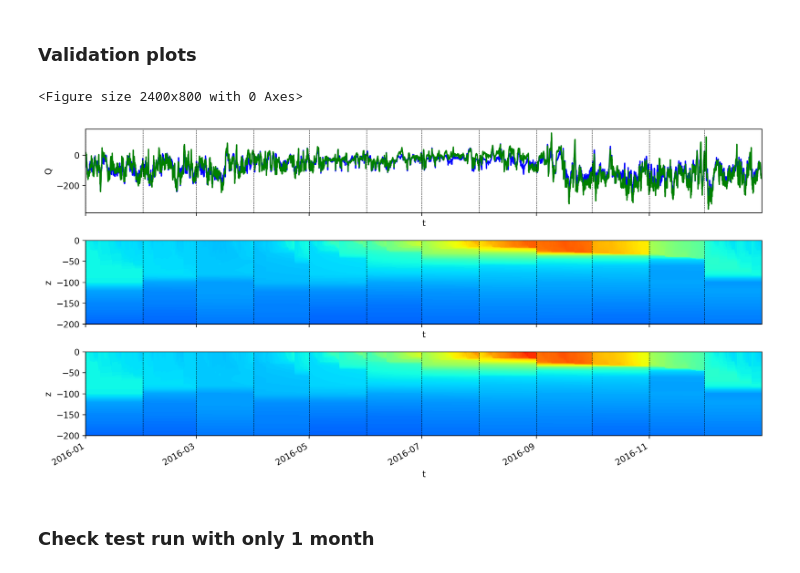
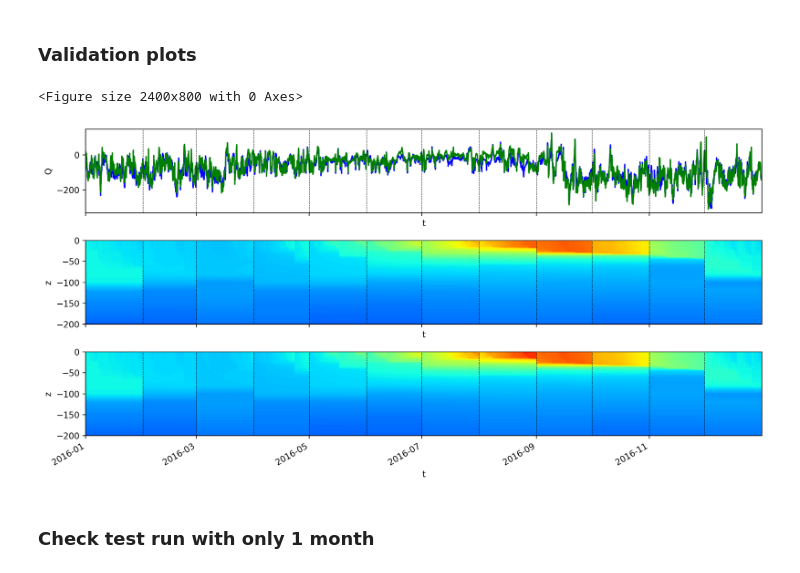
Before and after one commit to jiarong-wu/mlflux, a Jupyter notebook: gotm/Eval5-posteriori.ipynb, the cells around one changed output. Saved outputs shown, nothing was run; the diff lists cells and outputs as text; code cells hidden in the pictures.

```diff
--- a/gotm/Eval5-posteriori.ipynb
+++ b/gotm/Eval5-posteriori.ipynb
@@ -199,36 +345,36 @@ plt.savefig(f'../plots/tprof_{method}{MINUTE}_{year}.png', bbox_inches='tight')
 # %% [markdown]
 ### Validation plots
 # %%
-dir = '/scratch/jw8736/gotm/ensem/2011-01-01_2020-01-01/'
+dir = '/scratch/jw8736/gotm/ensem/2011-01-01_2020-01-01_heat/'
 
 fig = plt.figure(figsize=[12,4], dpi=200)
 
 year = 2016
 method = 'kpp'
 MINUTE = 60
 folder = f'out_{method}_dt{MINUTE}_{year}/'
 ds = xr.open_mfdataset(dir+folder+f'out_ensem*.nc', combine='nested', concat_dim='ensem')
 ds_bulk = xr.open_dataset(dir+folder+'out_bulk.nc')
 ds_mean1 = xr.open_dataset(dir+folder+'out_ensem_mean.nc')
 ds_mean2 = xr.open_dataset(dir+folder+'out_ann_mean.nc')
 
 fig, axes = plt.subplots(3, 1, figsize=[12,6], dpi=200, sharex=True)
 
 ds_mean2.Q.plot(x='t', c='b', ax=axes[0])
 ds_bulk.Q.plot(x='t', c='g', ax=axes[0])
 
 vmin=0; vmax=20
 ds_mean2.T.plot(ax=axes[1], x='t', cmap='jet', vmin=vmin, vmax=vmax, add_colorbar=False)
 ds_bulk.T.plot(ax=axes[2], x='t', cmap='jet', vmin=vmin, vmax=vmax, add_colorbar=False)
 for i in range(1,13):
     axes[0].axvline(x=pd.Timestamp(year,i,1), ls='--', lw=0.5, c='k')
     axes[1].axvline(x=pd.Timestamp(year,i,1), ls='--', lw=0.5, c='k')
     axes[2].axvline(x=pd.Timestamp(year,i,1), ls='--', lw=0.5, c='k')
 
 plt.tight_layout();
 # %% [output]
 <Figure size 2400x800 with 0 Axes>
-[figure, old version]
+[figure, new version]
 # %% [markdown]
 ### Check test run with only 1 month
 # %%
```
Also changed, not shown: parts of 13 cells of this notebook, 17 other files.
